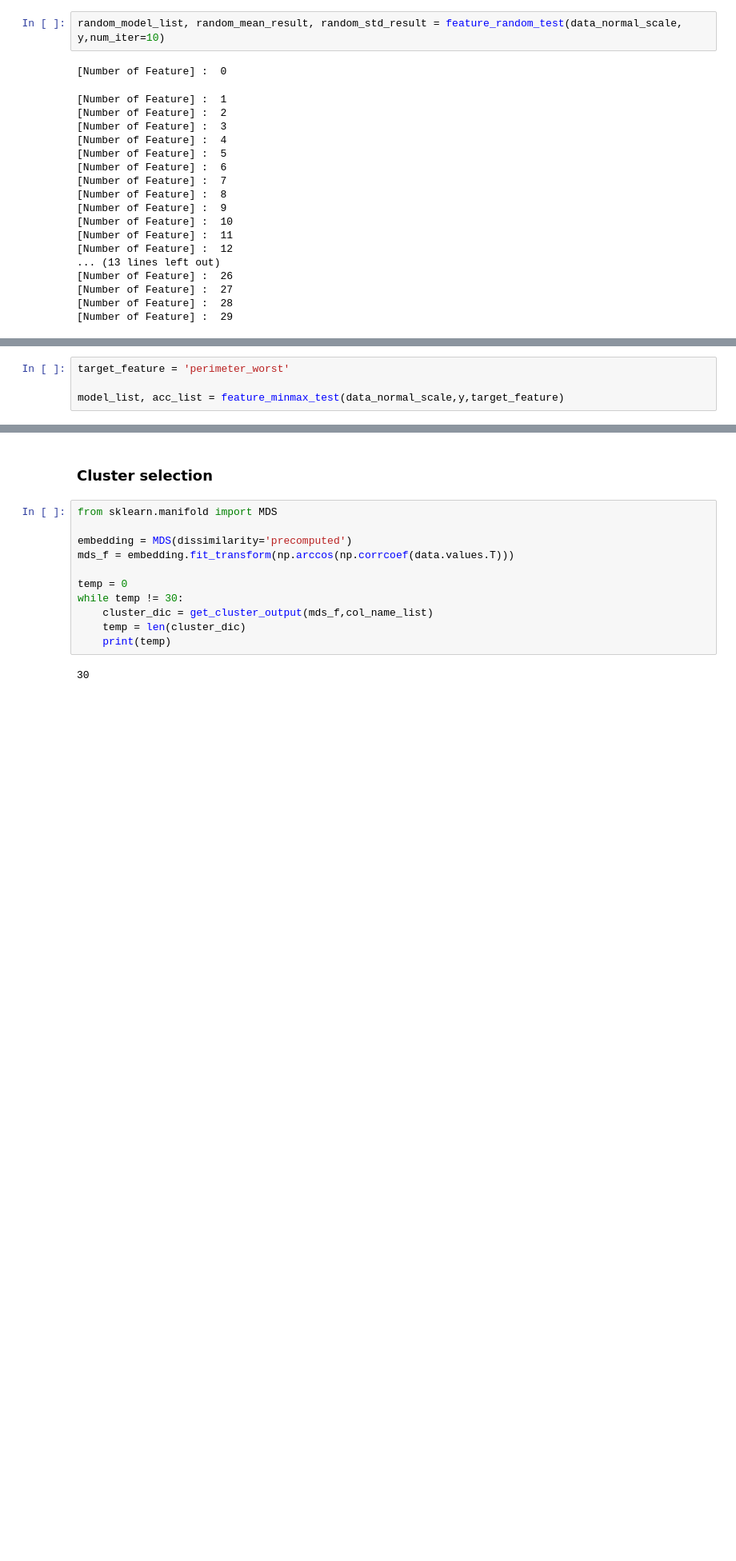
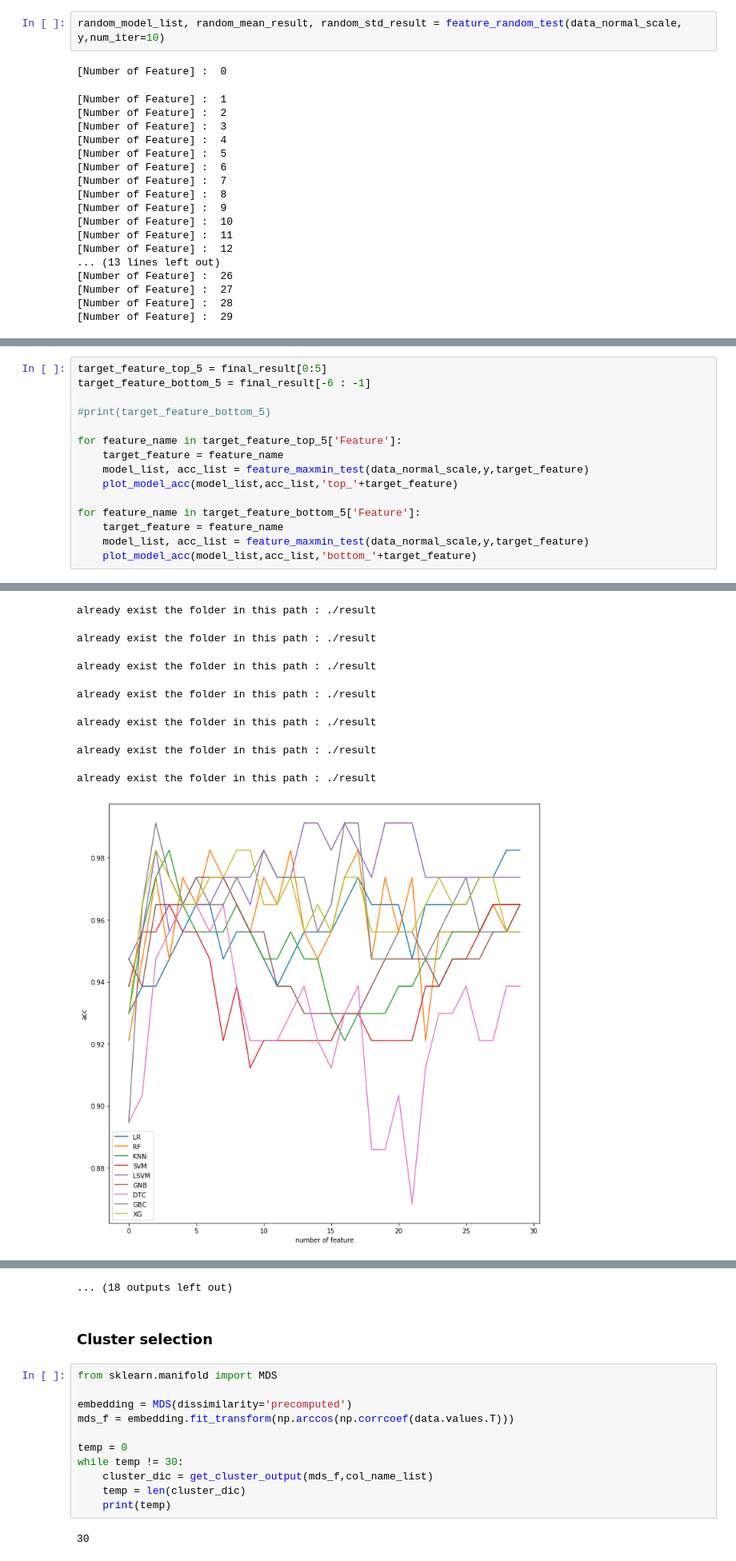
Before and after one commit to Team-Human-Ensemble/icim_5th_academy, a Jupyter notebook: main.ipynb, the cells around one changed output, grey strips where cells are left out. Shown at 80% size. Drawn from its saved outputs; the diff is of its cells as text; blank space fills up the shorter version.

Commit message:
[Update] feature lib, main, result

```diff
--- a/main.ipynb
+++ b/main.ipynb
@@ -139,7 +120,3 @@ select_feature_list = minmax_selector(data_normal_scale,10,'area_worst')
 print(select_feature_list)
 # %% [output]
 ['area_worst', 'fractal_dimension_mean', 'texture_se', 'symmetry_worst', 'concave points_se', 'texture_mean', 'smoothness_se', 'symmetry_se', 'smoothness_worst', 'concavity_worst']
-# %%
-target_feature = 'perimeter_worst'
-
-model_list, acc_list = feature_minmax_test(data_normal_scale,y,target_feature)
@@ -151,0 +123,16 @@ already exist the folder in this path : ./result
+# %%
+target_feature_top_5 = final_result[0:5]
+target_feature_bottom_5 = final_result[-6 : -1]
+
+#print(target_feature_bottom_5)
+
+for feature_name in target_feature_top_5['Feature']:
+    target_feature = feature_name
+    model_list, acc_list = feature_maxmin_test(data_normal_scale,y,target_feature)
+    plot_model_acc(model_list,acc_list,'top_'+target_feature)
+
+for feature_name in target_feature_bottom_5['Feature']:
+    target_feature = feature_name
+    model_list, acc_list = feature_maxmin_test(data_normal_scale,y,target_feature)
+    plot_model_acc(model_list,acc_list,'bottom_'+target_feature)
+# %% [output]
@@ -151,0 +142,8 @@ already exist the folder in this path : ./result
+already exist the folder in this path : ./result
+already exist the folder in this path : ./result
+already exist the folder in this path : ./result
+already exist the folder in this path : ./result
+already exist the folder in this path : ./result
+already exist the folder in this path : ./result
+already exist the folder in this path : ./result
+[figure, added]
@@ -152,3 +151,4 @@ already exist the folder in this path : ./result
+... (18 outputs left out)
 # %% [markdown]
 ### Cluster selection
 # %%
```
Also changed, not shown: parts of 9 cells of this notebook, 33 other files.
